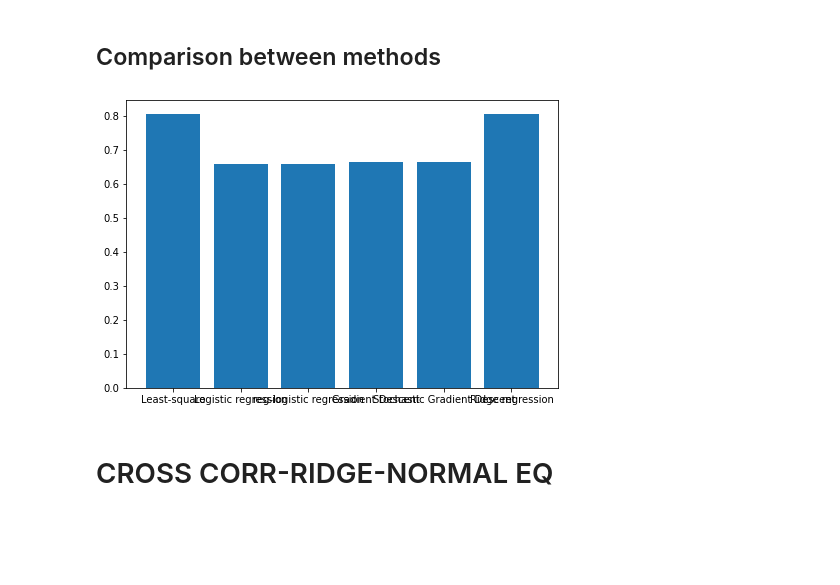
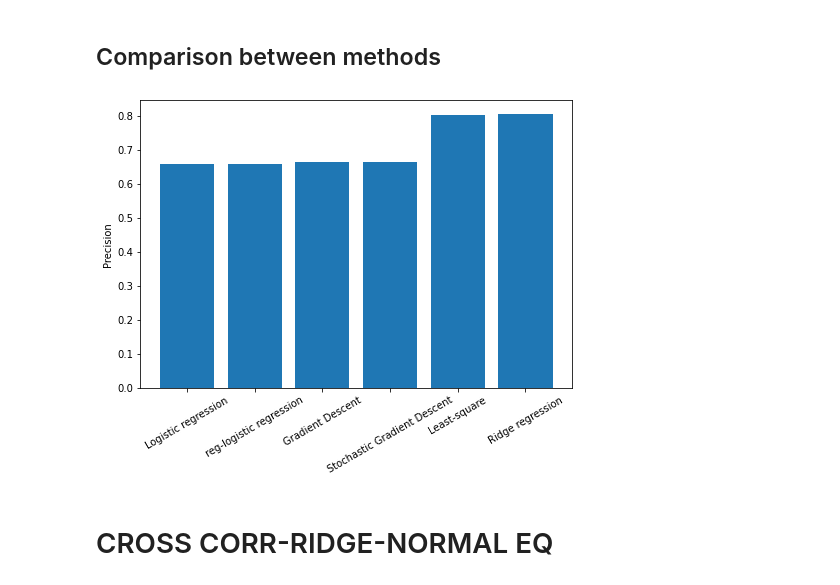
Before and after one commit to bunnY-law/ML2020, a Jupyter notebook: source/proj1.ipynb, the cells around one changed output. Saved outputs shown, nothing was run; the diff lists cells and outputs as text; code cells hidden in the pictures; blank space fills up the shorter version.

```diff
--- a/source/proj1.ipynb
+++ b/source/proj1.ipynb
@@ -84,15 +93,17 @@ To use the future default and silence this warning we advise to pass `rcond=None
 # %% [markdown]
 ## Comparison between methods
 # %%
-names = ['Least-square','Logistic regression','reg-logistic regression','Gradient Descent','Stochastic Gradient Descent','Ridge regression']
-best = [0.80402,0.6578,0.6578,0.66366,0.66366,0.80592]
+names = ['Logistic regression','reg-logistic regression','Gradient Descent','Stochastic Gradient Descent','Least-square','Ridge regression']
+best = [0.6578,0.6578,0.6644,0.6644,0.80402,0.807]
 ind = np.arange(6)
 fig = plt.figure()
 ax = fig.add_axes([0,0,1,1])
 ax.bar(names,best)
+plt.ylabel("Precision")
+plt.xticks(rotation = 30)
 plt.show()
 # %% [output]
-[figure, old version]
+[figure, new version]
 # %% [markdown]
 # CROSS CORR-RIDGE-NORMAL EQ
 # %%
```
Also changed, not shown: parts of 3 cells of this notebook, 2 other files.
